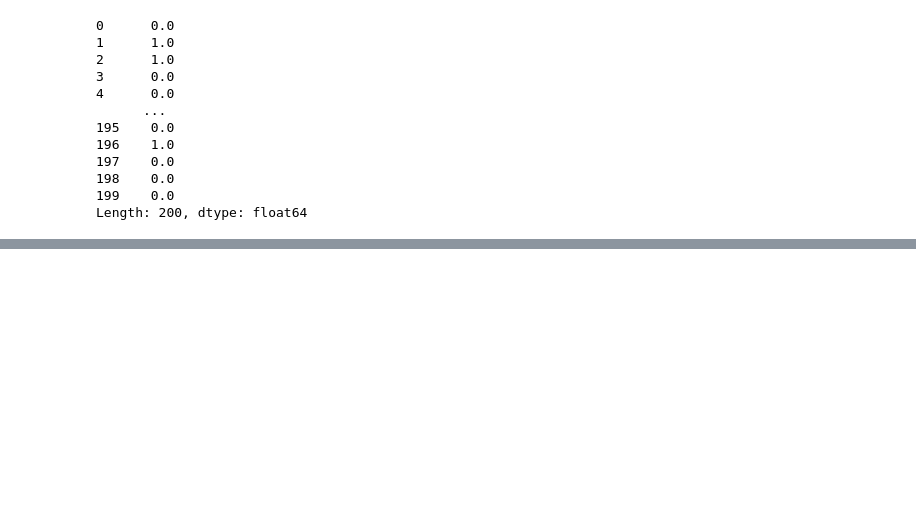
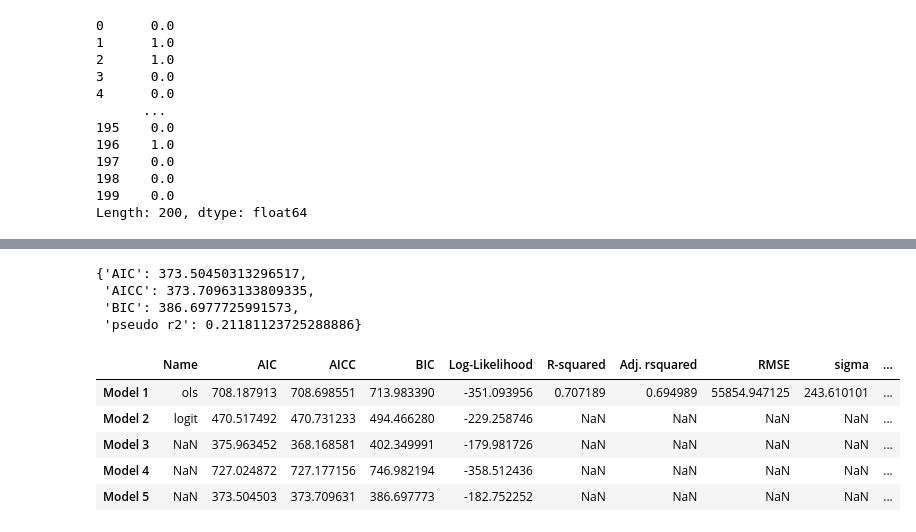
Before and after one commit to enfantbenidedieu/scientistmetrics, a Jupyter notebook: performance.ipynb, the cells around one changed output, grey strips where cells are left out. Cells and saved outputs as stored; diff of their text form; code cells hidden in the pictures; blank space fills up the shorter version.

```diff
--- a/performance.ipynb
+++ b/performance.ipynb
@@ -907,0 +927,16 @@ Length: 200, dtype: float64
+# %%
+model_performance(poisson,metrics="all")
+# %% [output]
+{'AIC': 373.50450313296517,
+ 'AICC': 373.70963133809335,
+ 'BIC': 386.6977725991573,
+ 'pseudo r2': 0.21181123725288886}
+# %%
+compare_performance(model=[ols,glm,mlogit,ologit,poisson])
+# %% [output]
+|  | Name | AIC | AICC | BIC | Log-Likelihood | R-squared | Adj. rsquared | RMSE | sigma | ... |
+| Model 1 | ols | 708.187913 | 708.698551 | 713.983390 | -351.093956 | 0.707189 | 0.694989 | 55854.947125 | 243.610101 | ... |
+| Model 2 | logit | 470.517492 | 470.731233 | 494.466280 | -229.258746 | NaN | NaN | NaN | NaN | ... |
+| Model 3 | NaN | 375.963452 | 368.168581 | 402.349991 | -179.981726 | NaN | NaN | NaN | NaN | ... |
+| Model 4 | NaN | 727.024872 | 727.177156 | 746.982194 | -358.512436 | NaN | NaN | NaN | NaN | ... |
+| Model 5 | NaN | 373.504503 | 373.709631 | 386.697773 | -182.752252 | NaN | NaN | NaN | NaN | ... |
```
Also changed, not shown: parts of 29 cells of this notebook, 2 other files.
